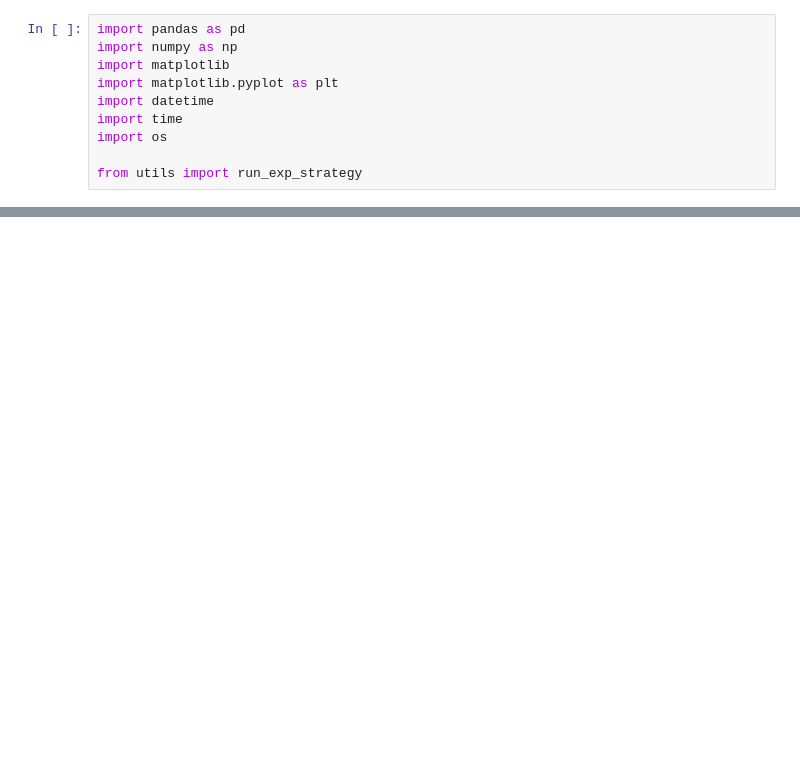
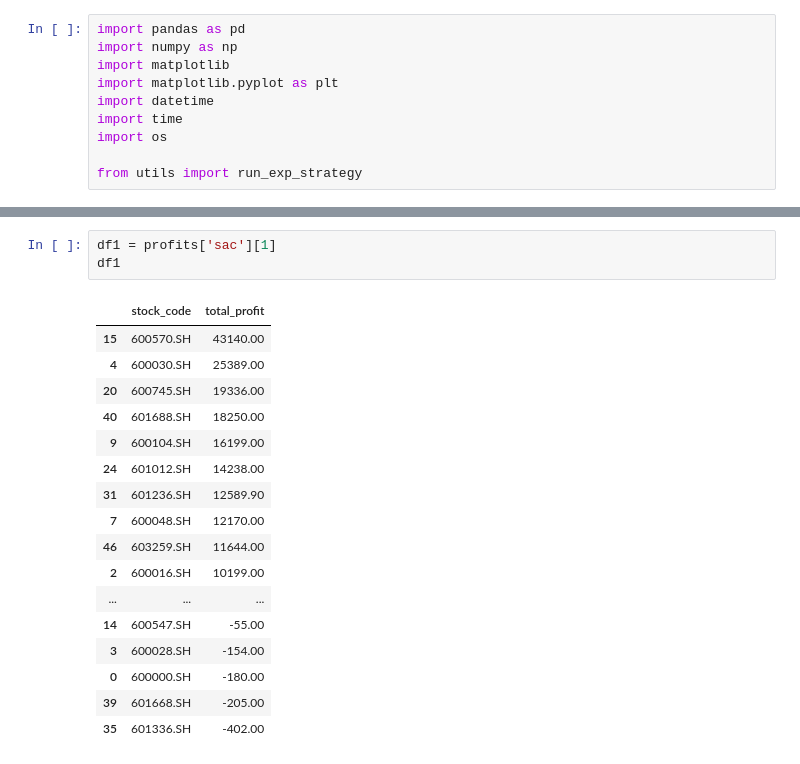
Before and after one commit to davidhacking/StockRL, a Jupyter notebook: plot_exp_res.ipynb, the cells around one changed output, grey strips where cells are left out. Saved outputs shown, nothing was run; the diff lists cells and outputs as text; blank space fills up the shorter version.

```diff
--- a/plot_exp_res.ipynb
+++ b/plot_exp_res.ipynb
@@ -62,3 +82,24 @@ EPISODE|STEPS|TERMINAL_REASON|CASH           |TOT_ASSETS     |TERMINAL_REWARD|GA
+# %%
+df1 = profits['sac'][1]
+df1
+# %% [output]
+|  | stock_code | total_profit |
+| 15 | 600570.SH | 43140.00 |
+| 4 | 600030.SH | 25389.00 |
+| 20 | 600745.SH | 19336.00 |
+| 40 | 601688.SH | 18250.00 |
+| 9 | 600104.SH | 16199.00 |
+| 24 | 601012.SH | 14238.00 |
+| 31 | 601236.SH | 12589.90 |
+| 7 | 600048.SH | 12170.00 |
+| 46 | 603259.SH | 11644.00 |
+| 2 | 600016.SH | 10199.00 |
+| ... | ... | ... |
+| 14 | 600547.SH | -55.00 |
+| 3 | 600028.SH | -154.00 |
+| 0 | 600000.SH | -180.00 |
+| 39 | 601668.SH | -205.00 |
+| 35 | 601336.SH | -402.00 |
 # %%
 plt.figure(figsize=(10, 6))
 for col in backtest_curve.columns:
```
Also changed, not shown: parts of 4 cells of this notebook, 3 other files.
